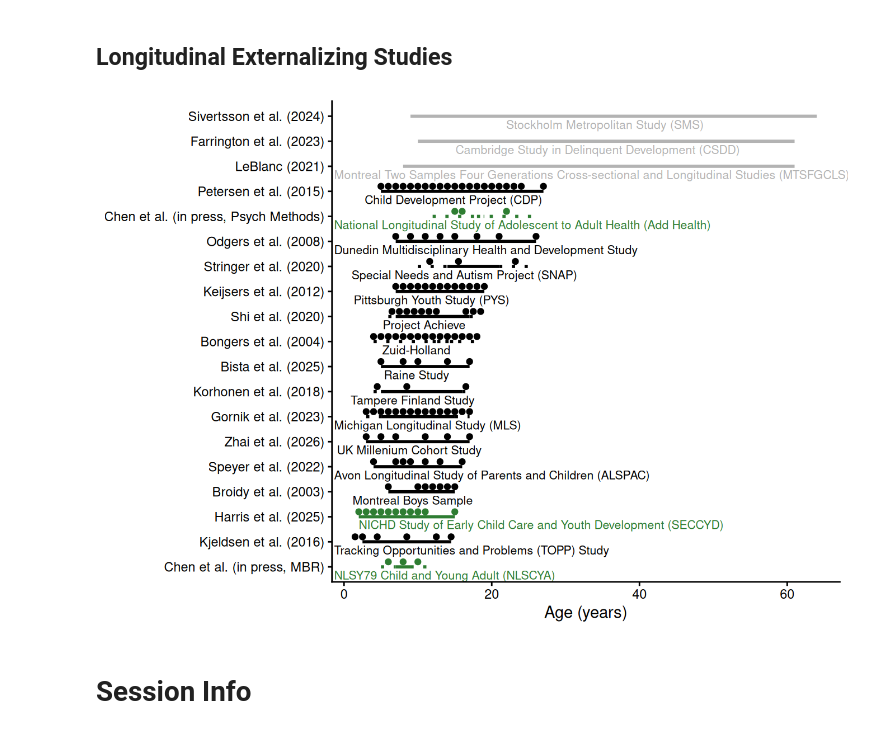
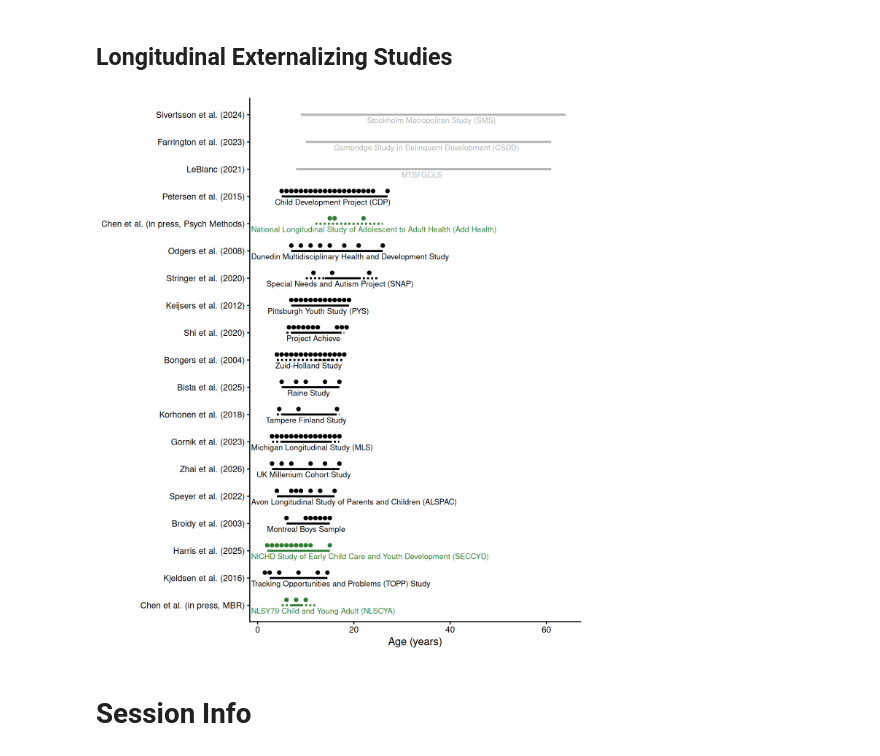
Before and after one commit to DevPsyLab/studying-psychopathology-development-lifespan, a Jupyter notebook: notebooks/analyses.embed.ipynb, the cells around one changed output. Cells and saved outputs as stored; diff of their text form; code cells hidden in the pictures.

```diff
--- a/notebooks/analyses.embed.ipynb
+++ b/notebooks/analyses.embed.ipynb
@@ -297,8 +298,9 @@ longitudinalExternalizingStudies_sampleLabels <- longitudinalExternalizingStudie
   )
 # %%
 #| label: fig-longitudinalexternalizingstudies
-#| fig-cap: "(Approximate) ages spanned by various lengthy longitudinal studies examining individuals' trajectories of externalizing behavior. The list of longitudinal studies is not exhaustive. Studies that are based on registry data are shown in gray. Measurement occasions are depicted with solid circles. Note that, in some studies, measurement occasions only apply to a subset of participants in that study, in some cases, no participant was assessed at all measurement occasions. Solid lines reflect fully longitudinal spans (i.e., the same individuals were followed over time). Dotted lines reflect ages assessed cross-sectionally—even if some participants may have been followed longitudinally. For instance, if a study recruited 5–10-year-old children and followed each child for 20 years, the study would have dotted lines from ages 5–10 and from ages 25–30. Studies shown entirely with dotted lines assessed their full age range cross-sectionally but still included longitudinal follow-up of participants."
-#| fig-alt: "(Approximate) ages spanned by various lengthy longitudinal studies examining individuals' trajectories of externalizing behavior. The list of longitudinal studies is not exhaustive. Studies that are based on registry data are shown in gray. Measurement occasions are depicted with solid circles. Note that, in some studies, measurement occasions only apply to a subset of participants in that study, in some cases, no participant was assessed at all measurement occasions. Solid lines reflect fully longitudinal spans (i.e., the same individuals were followed over time). Dotted lines reflect ages assessed cross-sectionally—even if some participants may have been followed longitudinally. For instance, if a study recruited 5–10-year-old children and followed each child for 20 years, the study would have dotted lines from ages 5–10 and from ages 25–30. Studies shown entirely with dotted lines assessed their full age range cross-sectionally but still included longitudinal follow-up of participants."
+#| fig-cap: "(Approximate) ages spanned by various lengthy longitudinal studies examining individuals' trajectories of externalizing behavior. The list of longitudinal studies is not exhaustive. Studies that are based on registry data are shown in gray. Measurement occasions are depicted with solid circles. Note that, in some studies, measurement occasions only apply to a subset of participants in that study, in some cases, no participant was assessed at all measurement occasions. Solid lines reflect fully longitudinal spans (i.e., the same individuals were followed over time). Dotted lines reflect ages assessed cross-sectionally—even if some participants may have been followed longitudinally. For instance, if a study recruited 5–10-year-old children and followed each child for 20 years, the study would have dotted lines from ages 5–10 and from ages 25–30. Studies shown entirely with dotted lines assessed their full age range cross-sectionally but still included longitudinal follow-up of participants. 'MTSFGCLS' = Montreal Two Samples Four Generations Cross-sectional and Longitudinal Studies."
+#| fig-alt: "(Approximate) ages spanned by various lengthy longitudinal studies examining individuals' trajectories of externalizing behavior. The list of longitudinal studies is not exhaustive. Studies that are based on registry data are shown in gray. Measurement occasions are depicted with solid circles. Note that, in some studies, measurement occasions only apply to a subset of participants in that study, in some cases, no participant was assessed at all measurement occasions. Solid lines reflect fully longitudinal spans (i.e., the same individuals were followed over time). Dotted lines reflect ages assessed cross-sectionally—even if some participants may have been followed longitudinally. For instance, if a study recruited 5–10-year-old children and followed each child for 20 years, the study would have dotted lines from ages 5–10 and from ages 25–30. Studies shown entirely with dotted lines assessed their full age range cross-sectionally but still included longitudinal follow-up of participants. 'MTSFGCLS' = Montreal Two Samples Four Generations Cross-sectional and Longitudinal Studies."
+#| fig-height: 8
 
 plot_longitudinalExternalizingStudies <- ggplot(
   longitudinalExternalizingStudies_plotData,
@@ -316,7 +318,7 @@ plot_longitudinalExternalizingStudies <- ggplot(
   ) +
   scale_linetype_manual(
     values = c(
-      "cross-section" = "dotted",
+      "cross-section" = "11",
       "core" = "solid"
     ),
     guide = "none"
@@ -336,34 +338,34 @@ plot_longitudinalExternalizingStudies <- ggplot(
       y = y,
       color = plotColor
     ),
     size = 1.5
   ) +
   ggrepel::geom_text_repel(
     data = longitudinalExternalizingStudies_sampleLabels,
     aes(
       x = label_x,
       y = label_y,
       label = sampleLabel,
       color = plotColor
     ),
     size = 2.8,
     nudge_x = -0.4,
     nudge_y = -0.2,
     direction = "both",
     segment.color = NA,
     box.padding = 0.1,
     force = 0.5
   ) +
   coord_cartesian(clip = "off") +
   labs(
     x = "Age (years)",
     y = NULL
   ) +
   theme_classic()
 
 plot_longitudinalExternalizingStudies
 # %% [output]
-[figure, old version]
+[figure, new version]
 # %% [markdown]
 # Session Info
 # %%
```
Also changed, not shown: parts of 1 cell of this notebook, 17 other files.
